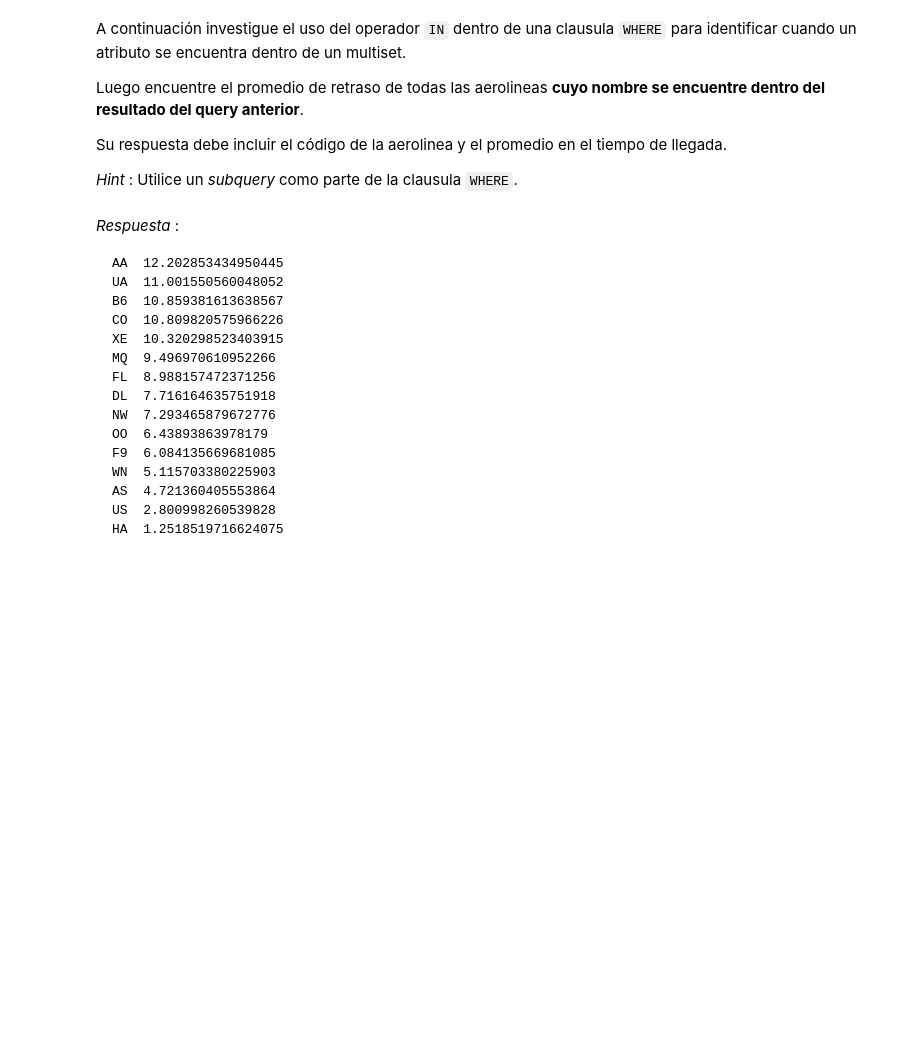
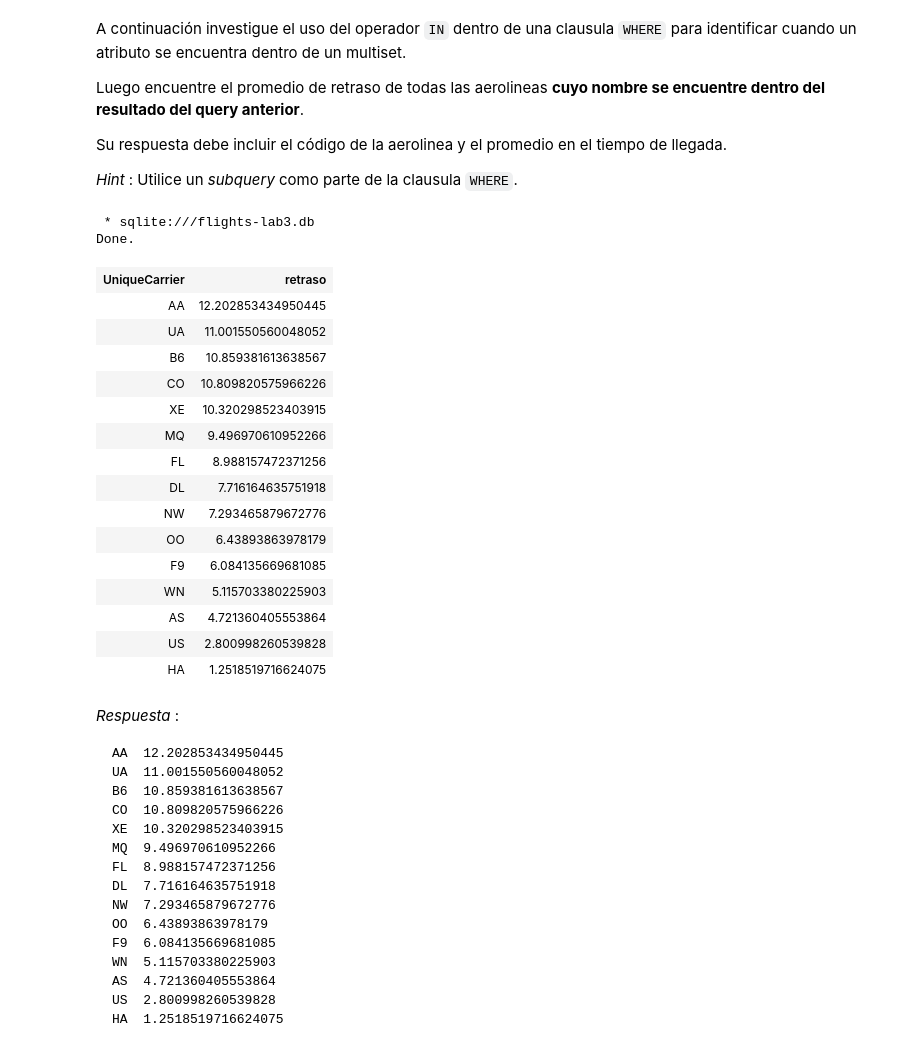
Before and after one commit to davisalvarez/LAB03-DB, a Jupyter notebook: Lab 03 - SQL parte II-15842.ipynb, the cells around one changed output. Drawn from its saved outputs; the diff is of its cells as text; code cells hidden in the pictures; blank space fills up the shorter version.

```diff
--- a/Lab 03 - SQL parte II-15842.ipynb
+++ b/Lab 03 - SQL parte II-15842.ipynb
@@ -379,3 +362,33 @@ _Hint_ : Utilice un _subquery_ como parte de la clausula `WHERE`.
+# %%
+%%sql SELECT UniqueCarrier, AVG(ArrDelay) AS retraso
+        FROM ontime
+        WHERE UniqueCarrier in (SELECT UniqueCarrier
+                                FROM ontime
+                                WHERE origin='SFO'
+                                GROUP BY UniqueCarrier
+                                    HAVING COUNT(origin)>1
+                                )
+        GROUP BY UniqueCarrier
+        ORDER BY retraso DESC
+# %% [output]
+ * sqlite:///flights-lab3.db
+Done.
+| UniqueCarrier | retraso |
+| AA | 12.202853434950445 |
+| UA | 11.001550560048052 |
+| B6 | 10.859381613638567 |
+| CO | 10.809820575966226 |
+| XE | 10.320298523403915 |
+| MQ | 9.496970610952266 |
+| FL | 8.988157472371256 |
+| DL | 7.716164635751918 |
+| NW | 7.293465879672776 |
+| OO | 6.43893863978179 |
+| F9 | 6.084135669681085 |
+| WN | 5.115703380225903 |
+| AS | 4.721360405553864 |
+| US | 2.800998260539828 |
+| HA | 1.2518519716624075 |
 # %% [markdown]
 _Respuesta_ :
 
```
Also changed, not shown: parts of 4 cells of this notebook.
